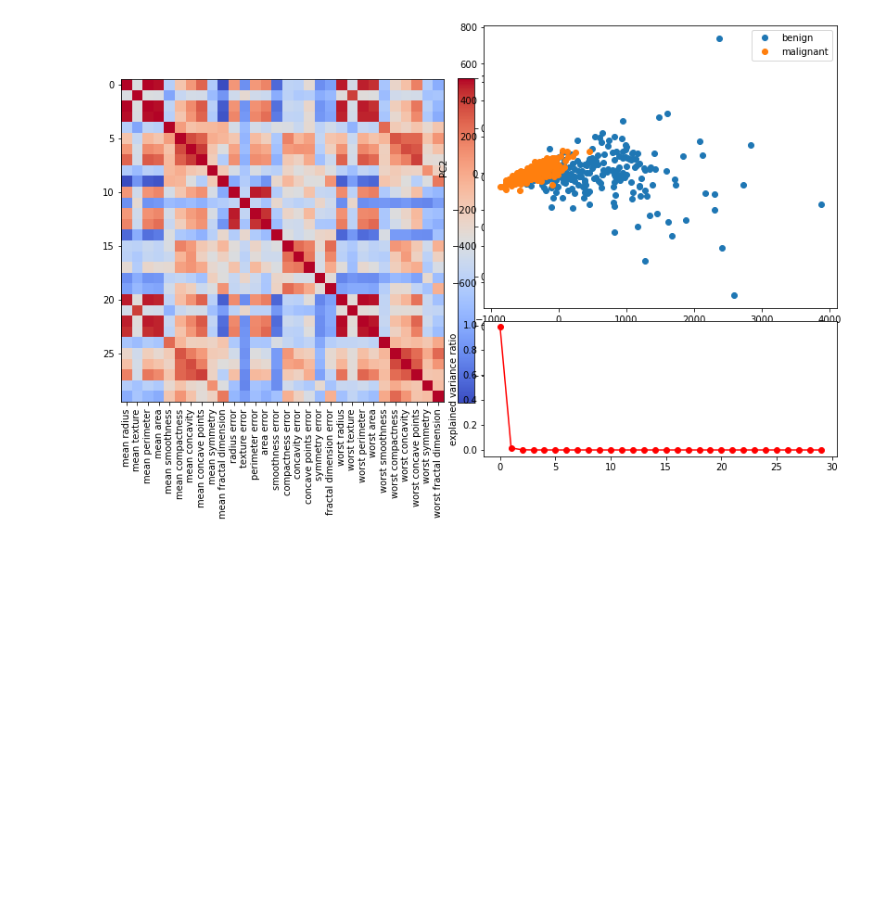
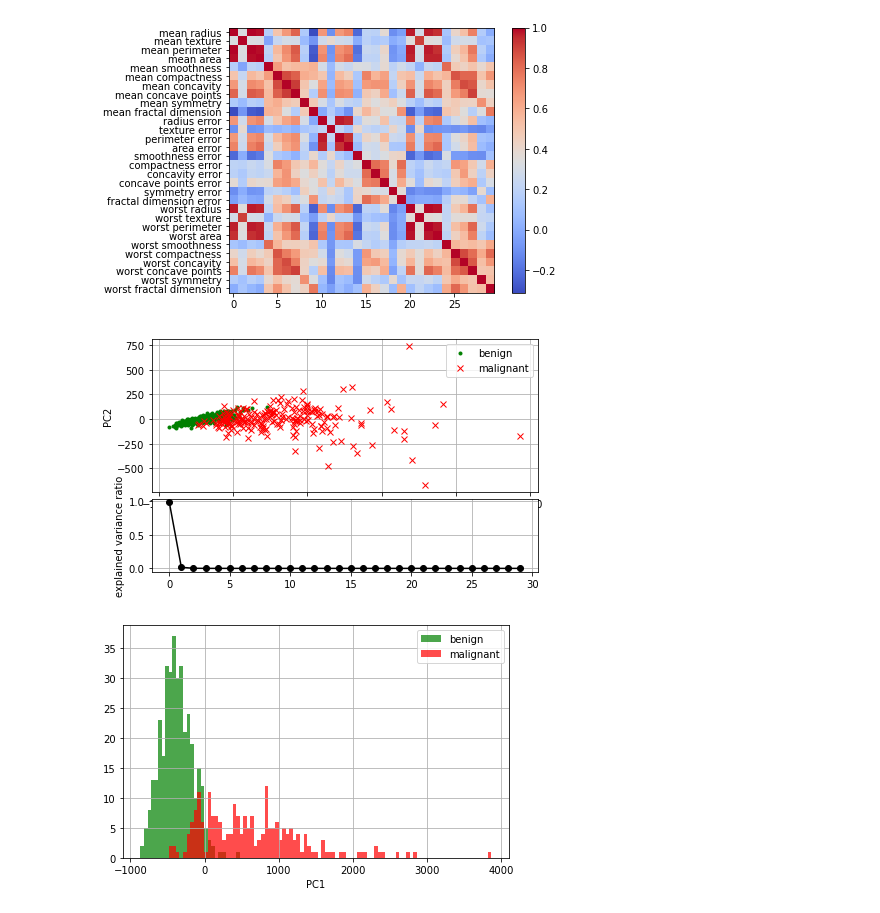
Before and after one commit to timzimm/CompSci, a Jupyter notebook: 01_regression_resampling/src/06_classification.ipynb, the cells around one changed output. Drawn from its saved outputs; the diff is of its cells as text; code cells hidden in the pictures; blank space fills up the shorter version.

```diff
--- a/01_regression_resampling/src/06_classification.ipynb
+++ b/01_regression_resampling/src/06_classification.ipynb
@@ -45,27 +46,47 @@ features_cor = np.corrcoef(data.data.T)
 features_PCA = PCA().fit(data.data)
 features_decomp = PCA().fit_transform(data.data)
 exp_var = features_PCA.explained_variance_ratio_
+
+feat_benign = features_decomp[y==1,0]
+feat_malign = features_decomp[y==0,0]
 # %%
-fig_size = plots.set_size(1000)
+fig_size = plots.set_size(500)
 fig = plt.figure(figsize=fig_size)
-gs = gridspec.GridSpec(6,12)
-ax_1 = plt.subplot(gs[:6,:6])
-ax1=ax_1.imshow(features_cor,cmap='coolwarm')
-plt.xticks(np.arange(0,len(features_cor)),labels=data.feature_names,rotation=90)
+ax_1 = plt.subplot()
+ax1=plt.imshow(features_cor,cmap='coolwarm')
+# plt.xticks(np.arange(0,len(features_cor)),labels=data.feature_names,rotation=90)
+plt.yticks(np.arange(0,len(features_cor)),labels=data.feature_names,rotation=0)
 plt.colorbar(ax1,fraction=0.046,pad=0.04)
-ax_2 = plt.subplot(gs[:4,6:])
-ax_2.plot(features_decomp[y==0,0],features_decomp[y==0,1],'o')
-ax_2.plot(features_decomp[y==1,0],features_decomp[y==1,1],'o')
+plt.tight_layout()
+
+plt.figure(figsize=fig_size)
+gs = gridspec.GridSpec(6,6)
+ax_2 = plt.subplot(gs[:4,:])
+ax_2.plot(features_decomp[y==1,0],features_decomp[y==1,1],'g.')
+ax_2.plot(features_decomp[y==0,0],features_decomp[y==0,1],'rx')
 ax_2.legend(['benign','malignant'])
 ax_2.set_xlabel('PC1')
 ax_2.set_ylabel('PC2')
-ax_3 = plt.subplot(gs[4:,6:])
-ax_3.plot(exp_var,'r-o')
+ax_2.grid('on')
+ax_3 = plt.subplot(gs[4:,:])
+ax_3.plot(exp_var,'k-o')
 # ax_3.set_xlabel('PC #')
 ax_3.set_ylabel('explained variance ratio')
+ax_3.grid('on')
 plt.tight_layout()
+plt.savefig('E:\Courses\Data_analysis_and_machine_learning\PCA_fig.pdf')
+
+plt.figure(figsize=fig_size)
+plt.hist(feat_benign,np.linspace(np.min(features_decomp[:,0]),np.max(features_decomp[:,0]),100),alpha=0.7,color='g')
+plt.hist(feat_malign,np.linspace(np.min(features_decomp[:,0]),np.max(features_decomp[:,0]),100),alpha=0.7,color='r')
+plt.xlabel('PC1')
+plt.grid('on')
+plt.legend(['benign','malignant'])
+plt.savefig('E:\Courses\Data_analysis_and_machine_learning\PCA_hist_fig.pdf')
 # %% [output]
-[figure, old version]
+[figure, new version]
+[figure, added]
+[figure, added]
 # %%
 #%% Sklearn implementation vs Support Vector Machines vs
 #our implementation across learning rates and regularization values
```
Also changed, not shown: parts of 5 cells of this notebook.
